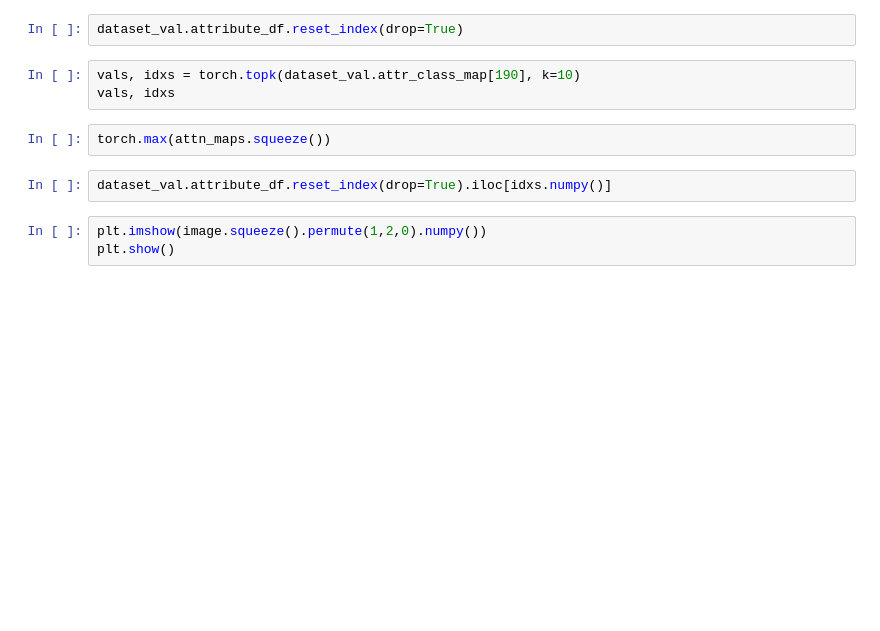
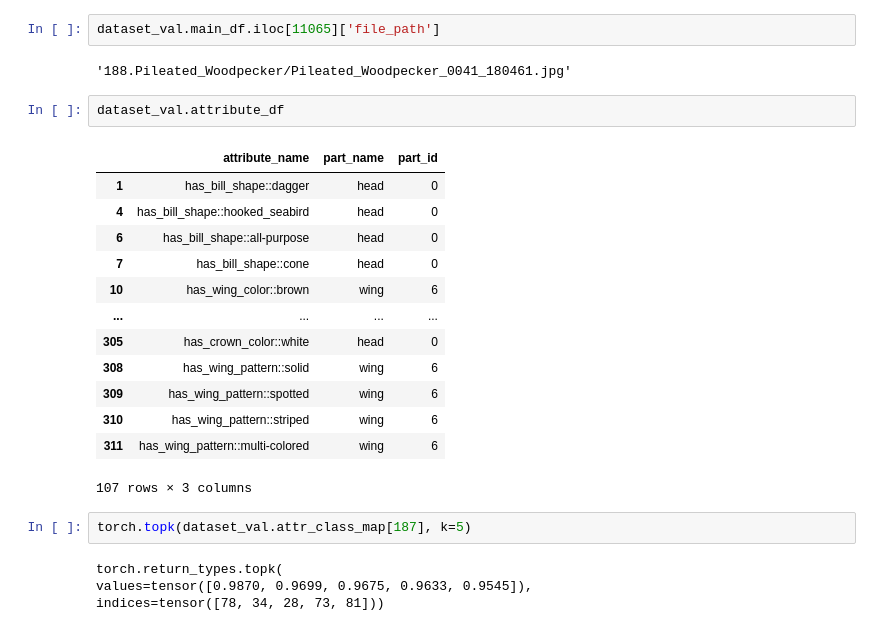
Before and after one commit to zijizhu/clip-concept, a Jupyter notebook: visualization.ipynb, the cells around one changed output. Drawn from its saved outputs; the diff is of its cells as text; blank space fills up the shorter version.

```diff
--- a/visualization.ipynb
+++ b/visualization.ipynb
@@ -34,12 +113,26 @@ attn_maps.shape
+# %%
+dataset_val.main_df.iloc[11065]['file_path']
+# %% [output]
+'188.Pileated_Woodpecker/Pileated_Woodpecker_0041_180461.jpg'
 # %%
-dataset_val.attribute_df.reset_index(drop=True)
+dataset_val.attribute_df
+# %% [output]
+|  | attribute_name | part_name | part_id |
+| 1 | has_bill_shape::dagger | head | 0 |
+| 4 | has_bill_shape::hooked_seabird | head | 0 |
+| 6 | has_bill_shape::all-purpose | head | 0 |
+| 7 | has_bill_shape::cone | head | 0 |
+| 10 | has_wing_color::brown | wing | 6 |
+| ... | ... | ... | ... |
+| 305 | has_crown_color::white | head | 0 |
+| 308 | has_wing_pattern::solid | wing | 6 |
+| 309 | has_wing_pattern::spotted | wing | 6 |
+| 310 | has_wing_pattern::striped | wing | 6 |
+| 311 | has_wing_pattern::multi-colored | wing | 6 |
+107 rows × 3 columns
-# %%
-vals, idxs = torch.topk(dataset_val.attr_class_map[190], k=10)
-vals, idxs
-# %%
-torch.max(attn_maps.squeeze())
-# %%
-dataset_val.attribute_df.reset_index(drop=True).iloc[idxs.numpy()]
-# %%
-plt.imshow(image.squeeze().permute(1,2,0).numpy())
-plt.show()
+# %%
+torch.topk(dataset_val.attr_class_map[187], k=5)
+# %% [output]
+torch.return_types.topk(
+values=tensor([0.9870, 0.9699, 0.9675, 0.9633, 0.9545]),
+indices=tensor([78, 34, 28, 73, 81]))
```
Also changed, not shown: parts of 21 cells of this notebook, 7 other files.
